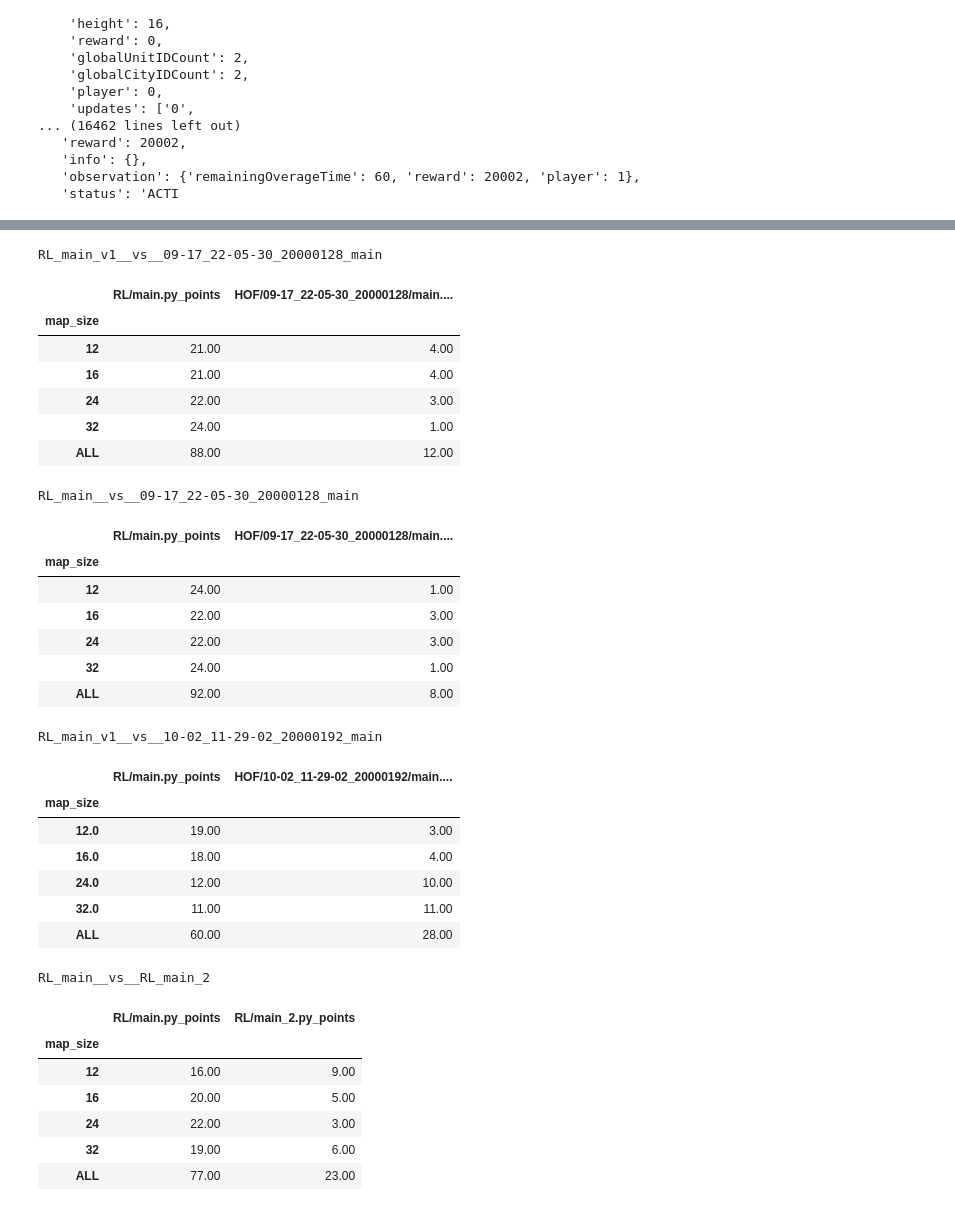
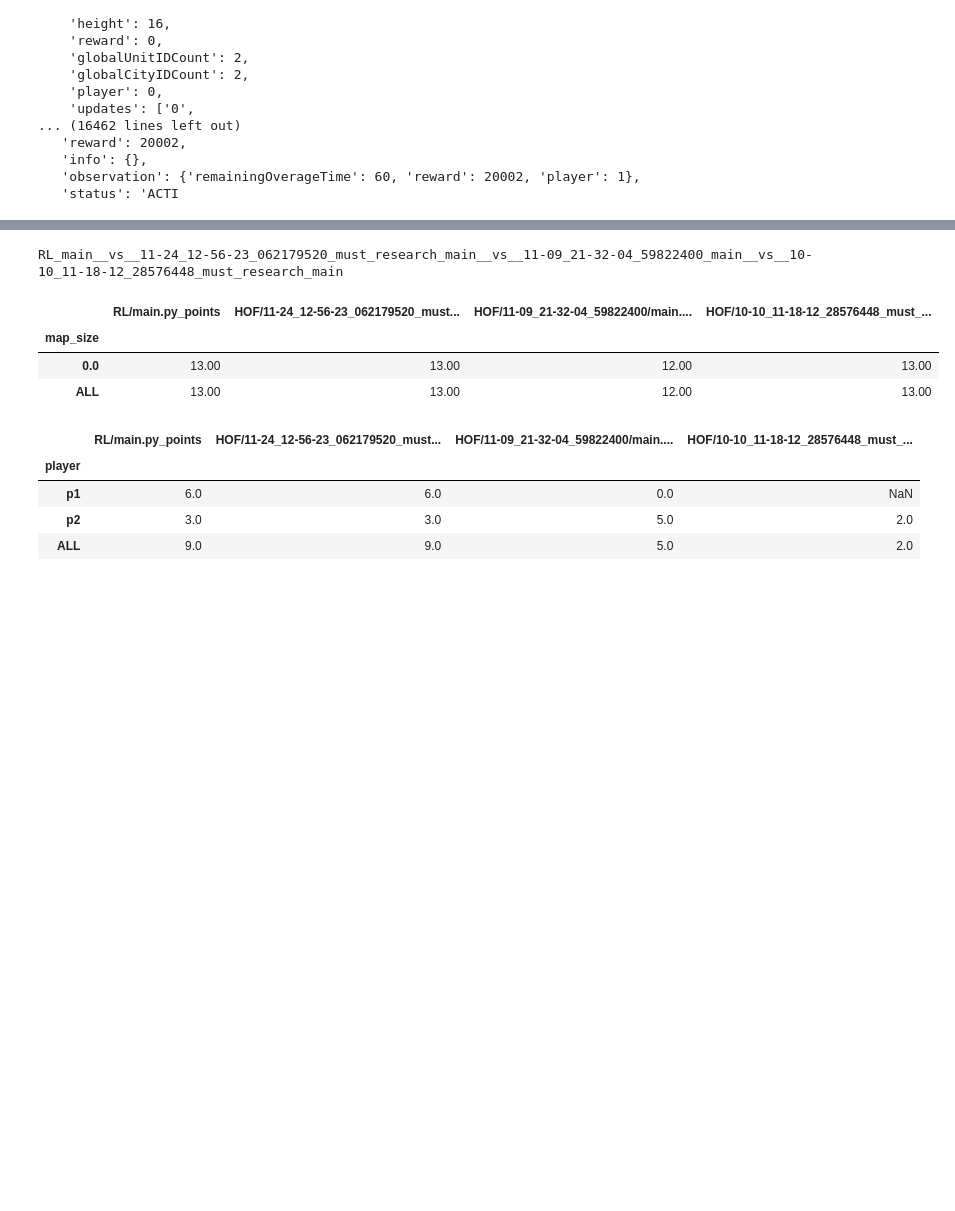
Before and after one commit to IsaiahPressman/Kaggle_Lux_AI_2021, a Jupyter notebook: Testing_and_Debugging.ipynb, the cells around one changed output, grey strips where cells are left out. Drawn from its saved outputs; the diff is of its cells as text; code cells hidden in the pictures; blank space fills up the shorter version.

```diff
--- a/Testing_and_Debugging.ipynb
+++ b/Testing_and_Debugging.ipynb
@@ -118,67 +126,63 @@ def extract_results_to_dict(
     }
 # %%
 replay_dirs = [
-    "/home/isaiah/lux_ai/RL_main_v1__vs__09-17_22-05-30_20000128_main/",
-    "/home/isaiah/lux_ai/RL_main__vs__09-17_22-05-30_20000128_main/",
-    "/home/isaiah/lux_ai/RL_main_v1__vs__10-02_11-29-02_20000192_main",
-    "/home/isaiah/lux_ai/RL_main__vs__10-02_11-29-02_20000192_main",
-    "/home/isaiah/lux_ai/RL_main__vs__RL_main_2/"
+    #"/home/isaiah/lux_ai/RL_main_mrFalse__vs__11-09_21-32-04_59822400_main",
+    #"/home/isaiah/lux_ai/RL_main_057854464__vs__11-09_21-32-04_59822400_main",
+    #"/home/isaiah/lux_ai/RL_main__vs__10-10_11-18-12_28576448_main",
+    "/home/isaiah/lux_ai/RL_main__vs__11-24_12-56-23_062179520_must_research_main__vs__11-09_21-32-04_59822400_main__vs__10-10_11-18-12_28576448_must_research_main"
 ]
 
 
 all_result_dfs = {}
 for replays_dir in replay_dirs:
-    all_results = pd.DataFrame([extract_results_to_dict(file_name, verbose=False) for file_name in sorted(Path(replays_dir).glob("*.json"))]).dropna()
+    all_results = pd.DataFrame(
+        [extract_results_to_dict(file_name, verbose=False, include_size=False)
+         for file_name in sorted(Path(replays_dir).glob("*.json"))]
+    ).dropna()
     if all_results.shape[0] == 0 or all_results.shape[1] == 0:
         print(f"Skipping {replays_dir}")
         continue
     agent_point_cols = []
     for agent_name in pd.unique(all_results[["p1", "p2"]].values.ravel()):
         apc = f"{agent_name}_points"
         agent_point_cols.append(apc)
         all_results[apc] = all_results["p1_points"].where(all_results["p1"] == agent_name, all_results["p2_points"])
 
     df_subset = all_results[["map_size", *agent_point_cols]]
     result = df_subset.groupby("map_size", as_index=False).sum()
     aggregate_result = df_subset.drop(["map_size"], axis=1).sum()
     aggregate_result["map_size"] = "ALL"
 
     result = result.append(aggregate_result, ignore_index=True).set_index("map_size")
-    all_result_dfs[replays_dir] = result
+    all_result_dfs[replays_dir] = [result]
 
-for replay_dir, df in all_result_dfs.items():
-    display(df.style.set_caption(Path(replay_dir).stem))
-    #display(df)
+    player_results_df = pd.concat([all_results.groupby("p1").sum()[["p1_points"]],
+                                   all_results.groupby("p2").sum()[["p2_points"]]], axis=1).transpose()
+    player_results_df = player_results_df.rename(lambda idx: idx.split("_")[0]).rename_axis("player")
+    player_results_df = player_results_df.rename(lambda col: f"{col}_points", axis=1)
+    player_results_df = player_results_df.reindex(columns=result.columns)
+    aggregate_result = player_results_df.sum()
+    aggregate_result.name = "ALL"
+
+    player_results_df = player_results_df.append(aggregate_result)
+    all_result_dfs[replays_dir].append(player_results_df)
+
+
+for replay_dir, dfs in all_result_dfs.items():
+    for i, df in enumerate(dfs):
+        if i == 0:
+            display(df.style.set_caption(Path(replay_dir).stem))
+        else:
+            display(df)
+    print("\n\n")
 # %% [output]
-RL_main_v1__vs__09-17_22-05-30_20000128_main
+RL_main__vs__11-24_12-56-23_062179520_must_research_main__vs__11-09_21-32-04_59822400_main__vs__10-10_11-18-12_28576448_must_research_main
-|  | RL/main.py_points | HOF/09-17_22-05-30_20000128/main.... |
-| map_size |  |  |
-| 12 | 21.00 | 4.00 |
-| 16 | 21.00 | 4.00 |
-| 24 | 22.00 | 3.00 |
-| 32 | 24.00 | 1.00 |
-| ALL | 88.00 | 12.00 |
+|  | RL/main.py_points | HOF/11-24_12-56-23_062179520_must... | HOF/11-09_21-32-04_59822400/main.... | HOF/10-10_11-18-12_28576448_must_... |
+| map_size |  |  |  |  |
+| 0.0 | 13.00 | 13.00 | 12.00 | 13.00 |
+| ALL | 13.00 | 13.00 | 12.00 | 13.00 |
-RL_main__vs__09-17_22-05-30_20000128_main
-|  | RL/main.py_points | HOF/09-17_22-05-30_20000128/main.... |
-| map_size |  |  |
-| 12 | 24.00 | 1.00 |
-| 16 | 22.00 | 3.00 |
-| 24 | 22.00 | 3.00 |
-| 32 | 24.00 | 1.00 |
-| ALL | 92.00 | 8.00 |
+|  | RL/main.py_points | HOF/11-24_12-56-23_062179520_must... | HOF/11-09_21-32-04_59822400/main.... | HOF/10-10_11-18-12_28576448_must_... |
+| player |  |  |  |  |
+| p1 | 6.0 | 6.0 | 0.0 | NaN |
+| p2 | 3.0 | 3.0 | 5.0 | 2.0 |
+| ALL | 9.0 | 9.0 | 5.0 | 2.0 |
-RL_main_v1__vs__10-02_11-29-02_20000192_main
-|  | RL/main.py_points | HOF/10-02_11-29-02_20000192/main.... |
-| map_size |  |  |
-| 12.0 | 19.00 | 3.00 |
-| 16.0 | 18.00 | 4.00 |
-| 24.0 | 12.00 | 10.00 |
-| 32.0 | 11.00 | 11.00 |
-| ALL | 60.00 | 28.00 |
-RL_main__vs__RL_main_2
-|  | RL/main.py_points | RL/main_2.py_points |
-| map_size |  |  |
-| 12 | 16.00 | 9.00 |
-| 16 | 20.00 | 5.00 |
-| 24 | 22.00 | 3.00 |
-| 32 | 19.00 | 6.00 |
-| ALL | 77.00 | 23.00 |
```
Also changed, not shown: parts of 6 cells of this notebook, 1 other file.
